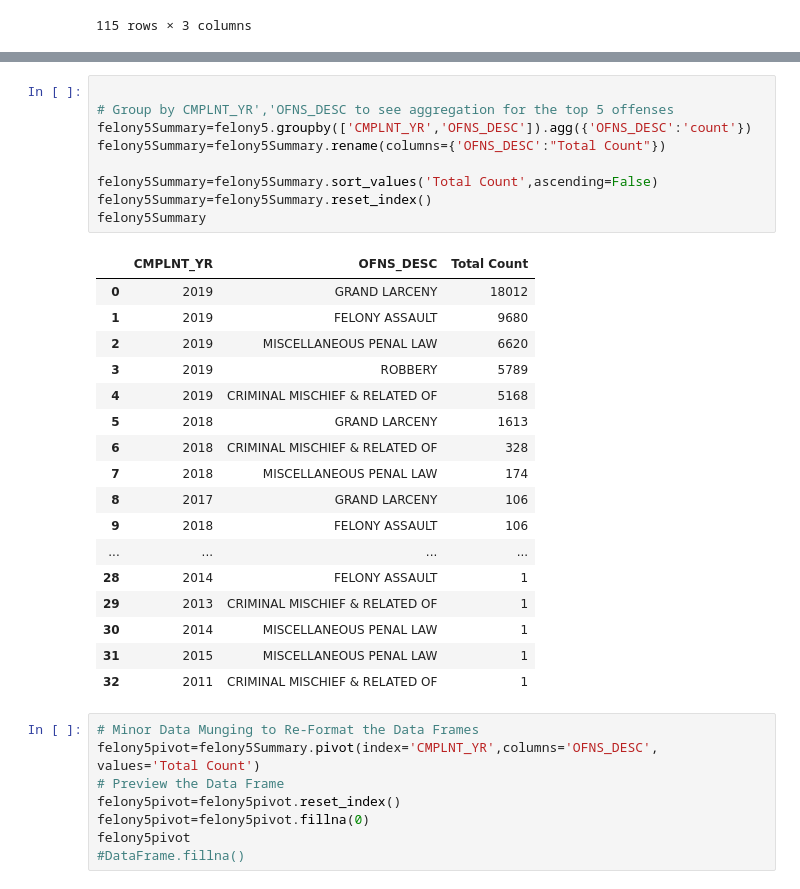
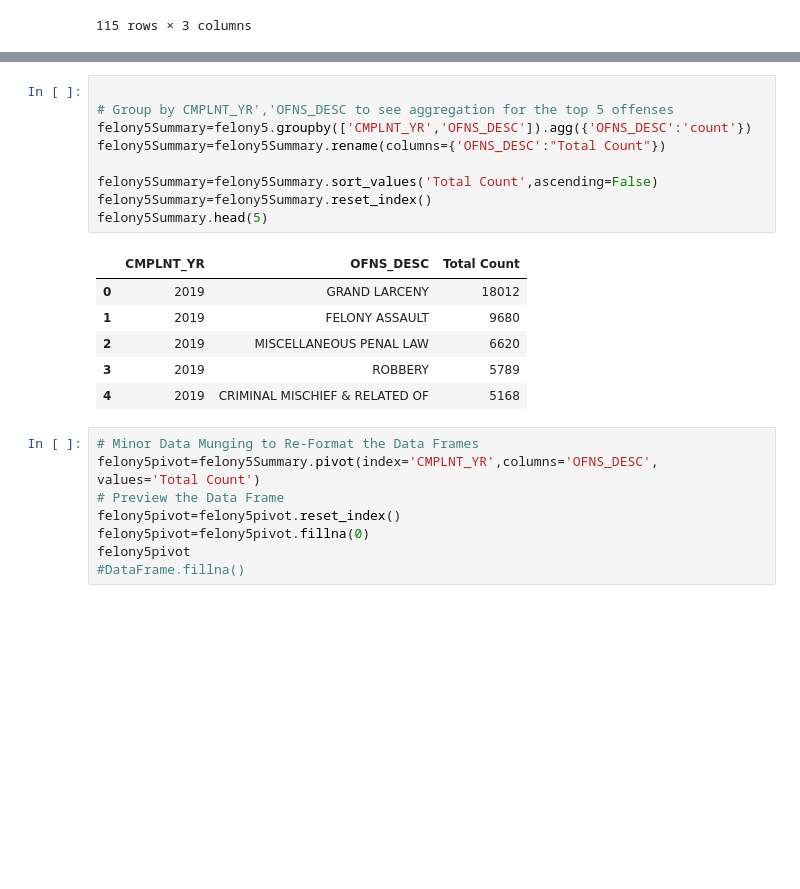
Before and after one commit to Kasawn/Vegan-, a Jupyter notebook: Crime.ipynb, the cells around one changed output, grey strips where cells are left out. Drawn from its saved outputs; the diff is of its cells as text; blank space fills up the shorter version.

```diff
--- a/Crime.ipynb
+++ b/Crime.ipynb
@@ -134,30 +89,19 @@ felony5
 # %%
 
 # Group by CMPLNT_YR','OFNS_DESC to see aggregation for the top 5 offenses
 felony5Summary=felony5.groupby(['CMPLNT_YR','OFNS_DESC']).agg({'OFNS_DESC':'count'})
 felony5Summary=felony5Summary.rename(columns={'OFNS_DESC':"Total Count"})
 
 felony5Summary=felony5Summary.sort_values('Total Count',ascending=False)
 felony5Summary=felony5Summary.reset_index()
-felony5Summary
+felony5Summary.head(5)
 # %% [output]
 |  | CMPLNT_YR | OFNS_DESC | Total Count |
 | 0 | 2019 | GRAND LARCENY | 18012 |
 | 1 | 2019 | FELONY ASSAULT | 9680 |
 | 2 | 2019 | MISCELLANEOUS PENAL LAW | 6620 |
 | 3 | 2019 | ROBBERY | 5789 |
 | 4 | 2019 | CRIMINAL MISCHIEF & RELATED OF | 5168 |
-| 5 | 2018 | GRAND LARCENY | 1613 |
-| 6 | 2018 | CRIMINAL MISCHIEF & RELATED OF | 328 |
-| 7 | 2018 | MISCELLANEOUS PENAL LAW | 174 |
-| 8 | 2017 | GRAND LARCENY | 106 |
-| 9 | 2018 | FELONY ASSAULT | 106 |
-| ... | ... | ... | ... |
-| 28 | 2014 | FELONY ASSAULT | 1 |
-| 29 | 2013 | CRIMINAL MISCHIEF & RELATED OF | 1 |
-| 30 | 2014 | MISCELLANEOUS PENAL LAW | 1 |
-| 31 | 2015 | MISCELLANEOUS PENAL LAW | 1 |
-| 32 | 2011 | CRIMINAL MISCHIEF & RELATED OF | 1 |
 # %%
 # Minor Data Munging to Re-Format the Data Frames
 felony5pivot=felony5Summary.pivot(index='CMPLNT_YR',columns='OFNS_DESC', values='Total Count')
```
Also changed, not shown: parts of 20 cells of this notebook.
